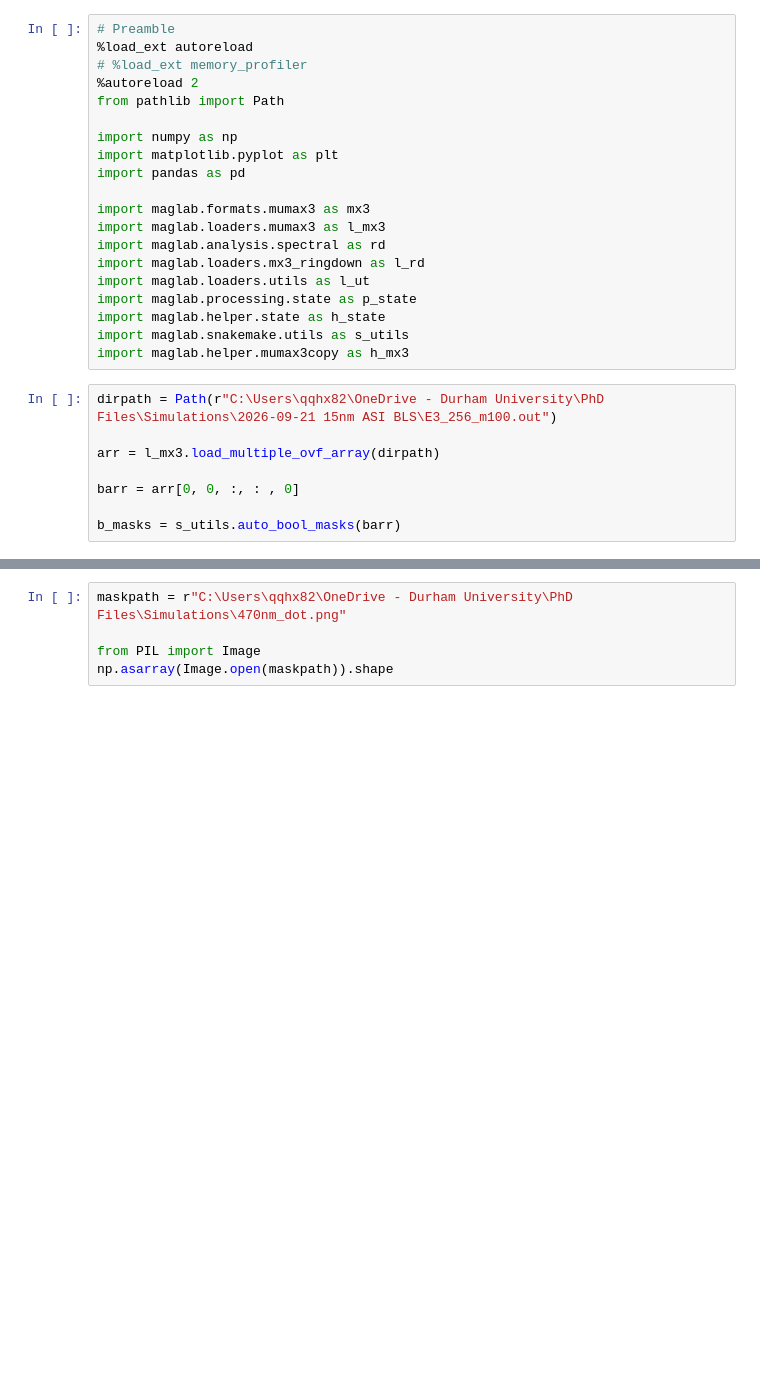
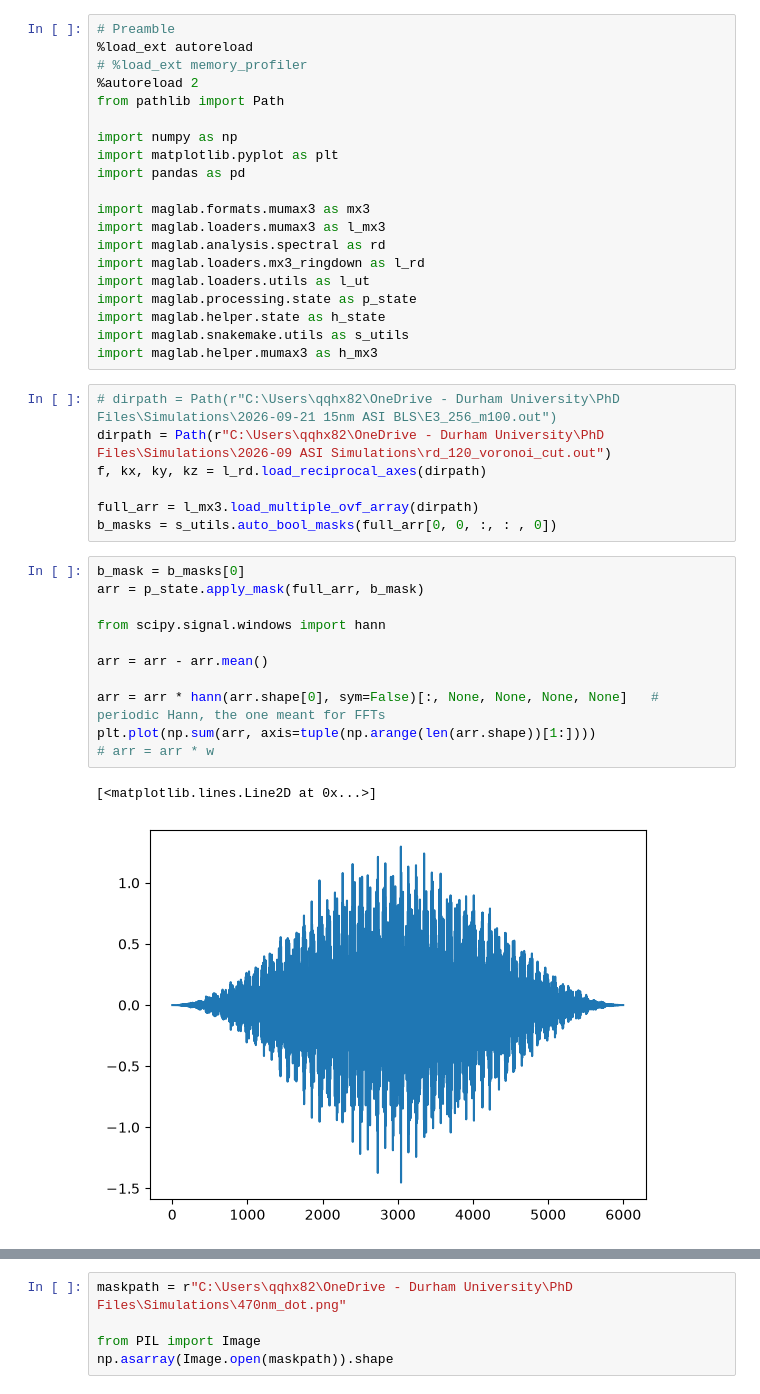
Before and after one commit to Weaser15/maglab, a Jupyter notebook: notebooks/ringdown.ipynb, the cells around one changed output, grey strips where cells are left out. Cells and saved outputs as stored; diff of their text form; blank space fills up the shorter version.

```diff
--- a/notebooks/ringdown.ipynb
+++ b/notebooks/ringdown.ipynb
@@ -17,12 +17,25 @@ import maglab.loaders.utils as l_ut
 import maglab.processing.state as p_state
 import maglab.helper.state as h_state
 import maglab.snakemake.utils as s_utils
-import maglab.helper.mumax3copy as h_mx3
+import maglab.helper.mumax3 as h_mx3
 # %%
-dirpath = Path(r"C:\Users\qqhx82\OneDrive - Durham University\PhD Files\Simulations\2026-09-21 15nm ASI BLS\E3_256_m100.out")
+# dirpath = Path(r"C:\Users\qqhx82\OneDrive - Durham University\PhD Files\Simulations\2026-09-21 15nm ASI BLS\E3_256_m100.out")
+dirpath = Path(r"C:\Users\qqhx82\OneDrive - Durham University\PhD Files\Simulations\2026-09 ASI Simulations\rd_120_voronoi_cut.out")
+f, kx, ky, kz = l_rd.load_reciprocal_axes(dirpath)
 
-arr = l_mx3.load_multiple_ovf_array(dirpath)
-
-barr = arr[0, 0, :, : , 0]
-
-b_masks = s_utils.auto_bool_masks(barr)
+full_arr = l_mx3.load_multiple_ovf_array(dirpath)
+b_masks = s_utils.auto_bool_masks(full_arr[0, 0, :, : , 0])
+# %%
+b_mask = b_masks[0]
+arr = p_state.apply_mask(full_arr, b_mask)
+
+from scipy.signal.windows import hann
+
+arr = arr - arr.mean()
+
+arr = arr * hann(arr.shape[0], sym=False)[:, None, None, None, None]   # periodic Hann, the one meant for FFTs
+plt.plot(np.sum(arr, axis=tuple(np.arange(len(arr.shape))[1:])))
+# arr = arr * w
+# %% [output]
+[<matplotlib.lines.Line2D at 0x...>]
+[figure, added]
```
Also changed, not shown: parts of 7 cells of this notebook, 4 other files.
